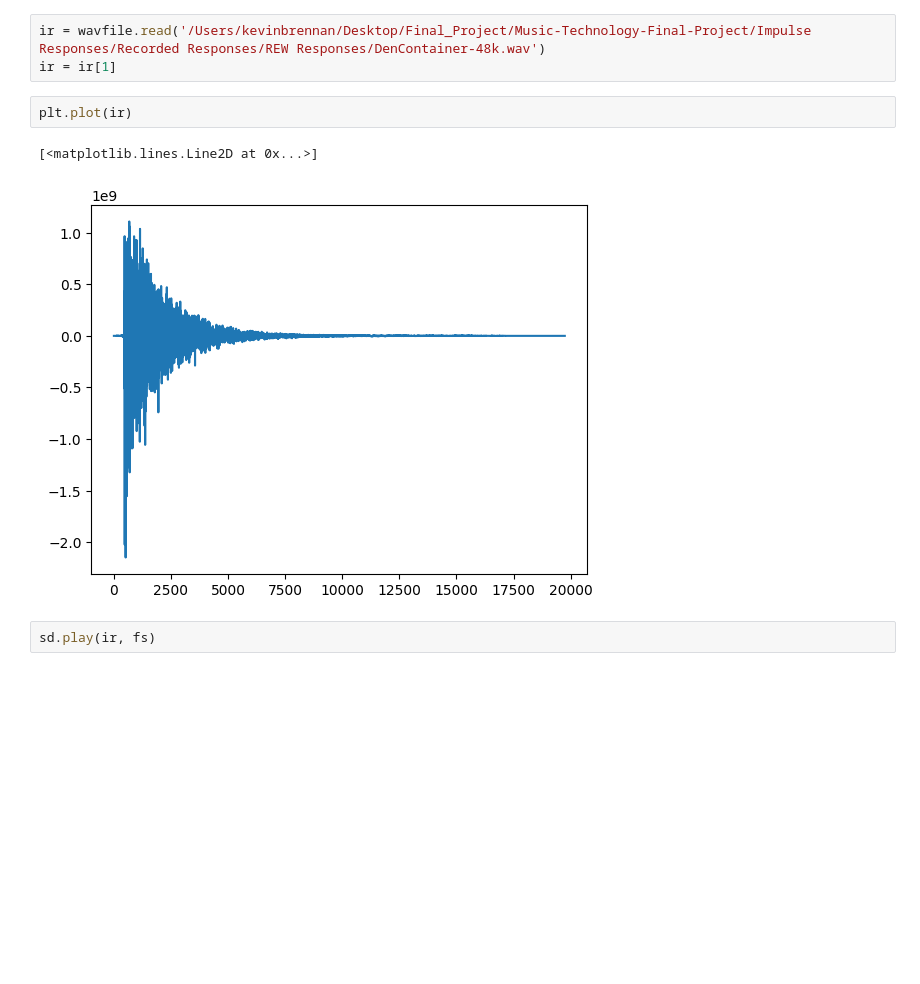
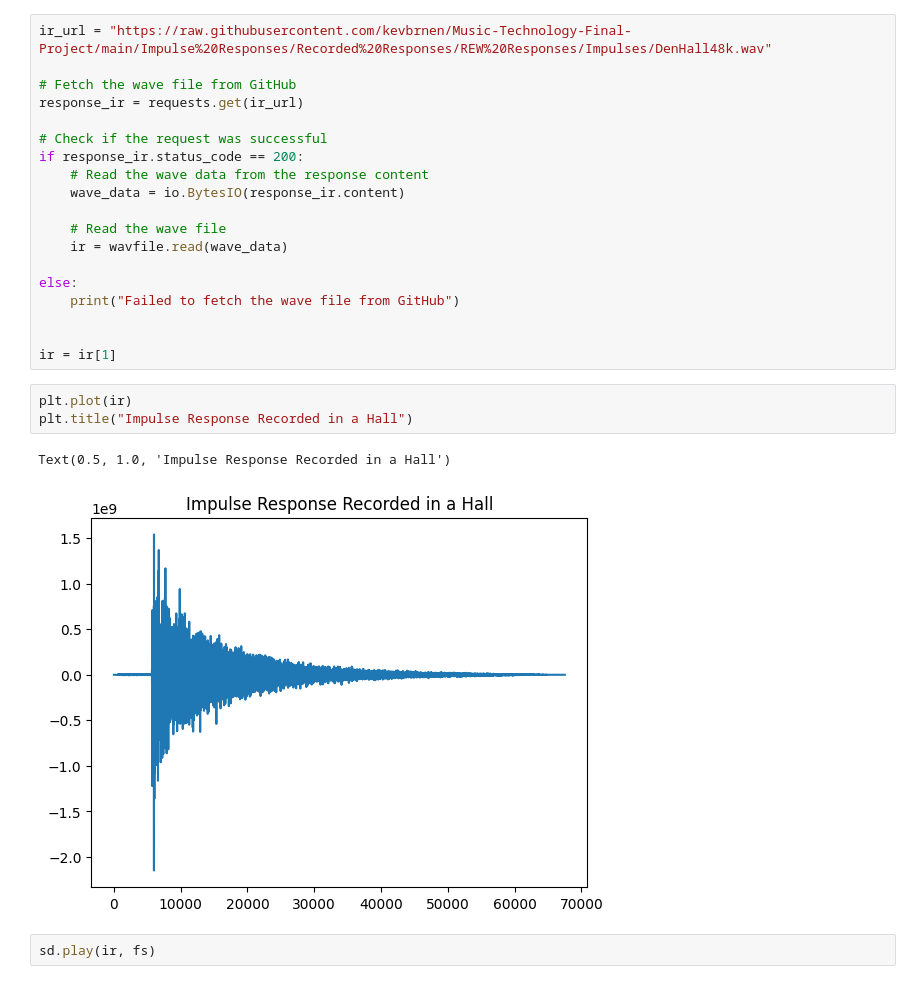
Before and after one commit to kevbrnen/Music-Technology-Final-Project, a Jupyter notebook: Prototyping/Reverbs/Convolution Reverb/ConvFromIR.ipynb, the cells around one changed output. Cells and saved outputs as stored; diff of their text form; blank space fills up the shorter version.

```diff
--- a/Prototyping/Reverbs/Convolution Reverb/ConvFromIR.ipynb
+++ b/Prototyping/Reverbs/Convolution Reverb/ConvFromIR.ipynb
@@ -50,11 +52,28 @@ Max Value: 0.999969482421875
-# %%
-ir = wavfile.read('/Users/kevinbrennan/Desktop/Final_Project/Music-Technology-Final-Project/Impulse Responses/Recorded Responses/REW Responses/DenContainer-48k.wav')
-ir = ir[1]
-# %%
-plt.plot(ir)
-# %% [output]
-[<matplotlib.lines.Line2D at 0x...>]
-[figure, removed]
+# %%
+ir_url = "https://raw.githubusercontent.com/kevbrnen/Music-Technology-Final-Project/main/Impulse%20Responses/Recorded%20Responses/REW%20Responses/Impulses/DenHall48k.wav"
+
+# Fetch the wave file from GitHub
+response_ir = requests.get(ir_url)
+
+# Check if the request was successful
+if response_ir.status_code == 200:
+    # Read the wave data from the response content
+    wave_data = io.BytesIO(response_ir.content)
+
+    # Read the wave file
+    ir = wavfile.read(wave_data)
+
+else:
+    print("Failed to fetch the wave file from GitHub")
+
+
+ir = ir[1]
+# %%
+plt.plot(ir)
+plt.title("Impulse Response Recorded in a Hall")
+# %% [output]
+Text(0.5, 1.0, 'Impulse Response Recorded in a Hall')
+[figure, added]
 # %%
 sd.play(ir, fs)
 # %%
```
Also changed, not shown: parts of 2 cells of this notebook, 21 other files.
